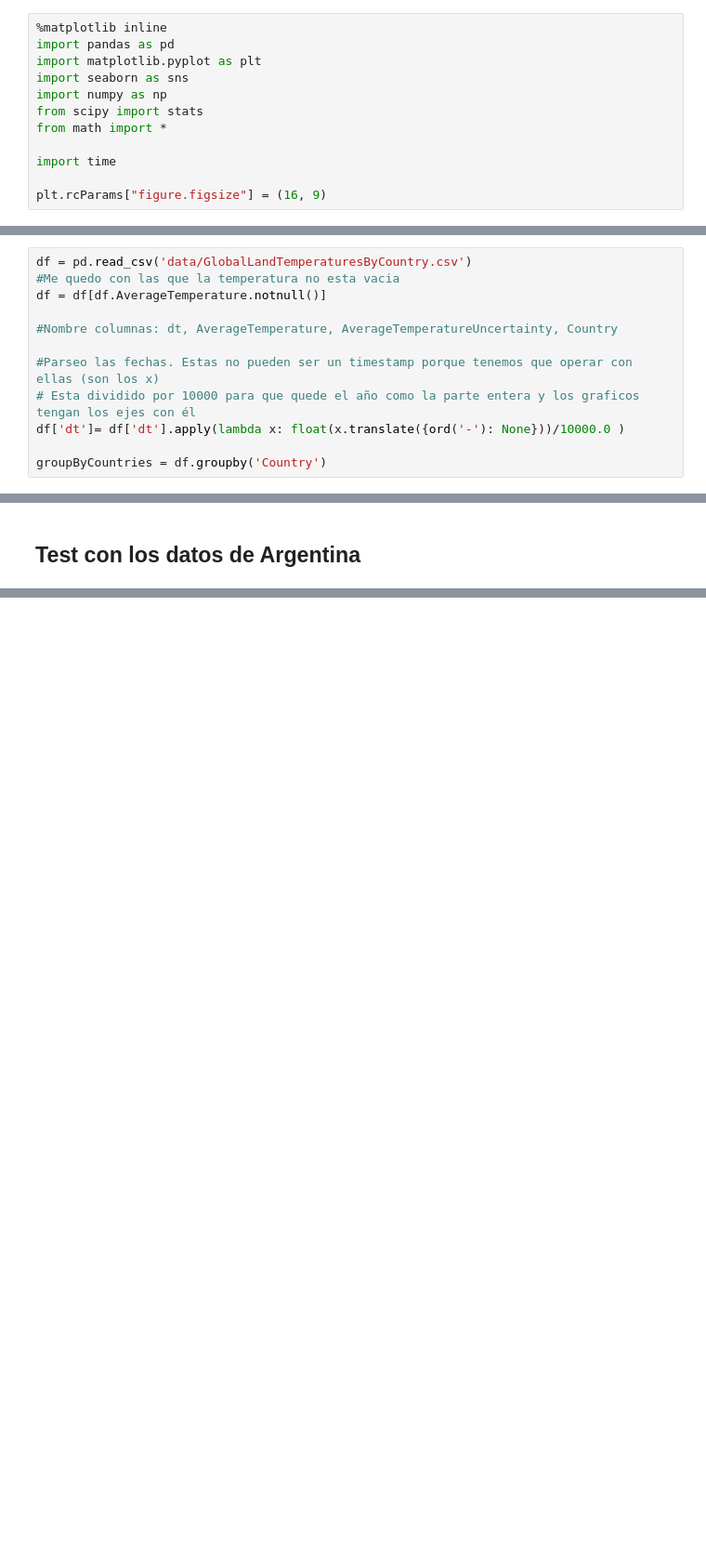
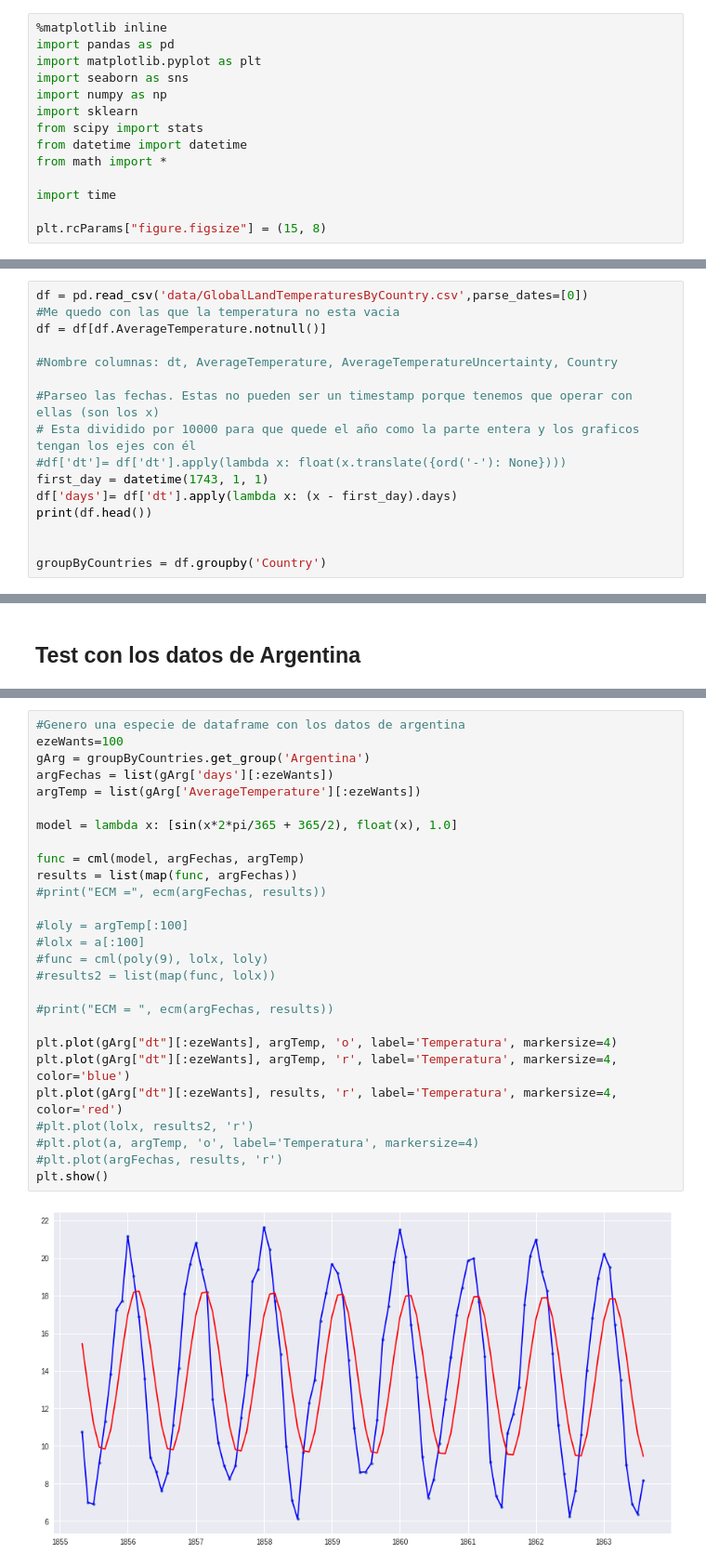
Before and after one commit to smcsicardi/metnum-tp3, a Jupyter notebook: temperature by countries.ipynb, the cells around one changed output, grey strips where cells are left out. Shown at 93% size. Cells and saved outputs as stored; diff of their text form; blank space fills up the shorter version.

```diff
--- a/temperature by countries.ipynb
+++ b/temperature by countries.ipynb
@@ -6,12 +6,14 @@ import pandas as pd
 import matplotlib.pyplot as plt
 import seaborn as sns
 import numpy as np
+import sklearn
 from scipy import stats
+from datetime import datetime
 from math import *
 
 import time
 
-plt.rcParams["figure.figsize"] = (16, 9)
+plt.rcParams["figure.figsize"] = (15, 8)
 # %% [markdown]
 ## Cargo funciones.py
 # %%
@@ -35,7 +52,7 @@ def ecm(xs, ys):
 # %% [markdown]
 ## Parseo datos
 # %%
-df = pd.read_csv('data/GlobalLandTemperaturesByCountry.csv')
+df = pd.read_csv('data/GlobalLandTemperaturesByCountry.csv',parse_dates=[0])
 #Me quedo con las que la temperatura no esta vacia
 df = df[df.AverageTemperature.notnull()]
 
@@ -43,6 +60,10 @@ df = df[df.AverageTemperature.notnull()]
 
 #Parseo las fechas. Estas no pueden ser un timestamp porque tenemos que operar con ellas (son los x)
 # Esta dividido por 10000 para que quede el año como la parte entera y los graficos tengan los ejes con él
-df['dt']= df['dt'].apply(lambda x: float(x.translate({ord('-'): None}))/10000.0 )
+#df['dt']= df['dt'].apply(lambda x: float(x.translate({ord('-'): None})))
+first_day = datetime(1743, 1, 1)
+df['days']= df['dt'].apply(lambda x: (x - first_day).days)
+print(df.head())
+
 
 groupByCountries = df.groupby('Country')
@@ -66,0 +79,29 @@ plt.show()
+# %%
+#Genero una especie de dataframe con los datos de argentina
+ezeWants=100
+gArg = groupByCountries.get_group('Argentina')
+argFechas = list(gArg['days'][:ezeWants])
+argTemp = list(gArg['AverageTemperature'][:ezeWants])
+
+model = lambda x: [sin(x*2*pi/365 + 365/2), float(x), 1.0]
+
+func = cml(model, argFechas, argTemp)
+results = list(map(func, argFechas))
+#print("ECM =", ecm(argFechas, results))
+
+#loly = argTemp[:100]
+#lolx = a[:100]
+#func = cml(poly(9), lolx, loly)
+#results2 = list(map(func, lolx))
+
+#print("ECM = ", ecm(argFechas, results))
+
+plt.plot(gArg["dt"][:ezeWants], argTemp, 'o', label='Temperatura', markersize=4)
+plt.plot(gArg["dt"][:ezeWants], argTemp, 'r', label='Temperatura', markersize=4, color='blue')
+plt.plot(gArg["dt"][:ezeWants], results, 'r', label='Temperatura', markersize=4, color='red')
+#plt.plot(lolx, results2, 'r')
+#plt.plot(a, argTemp, 'o', label='Temperatura', markersize=4)
+#plt.plot(argFechas, results, 'r')
+plt.show()
+# %% [output]
+[figure, added]
```
Also changed, not shown: parts of 6 cells of this notebook, 1 other file.
